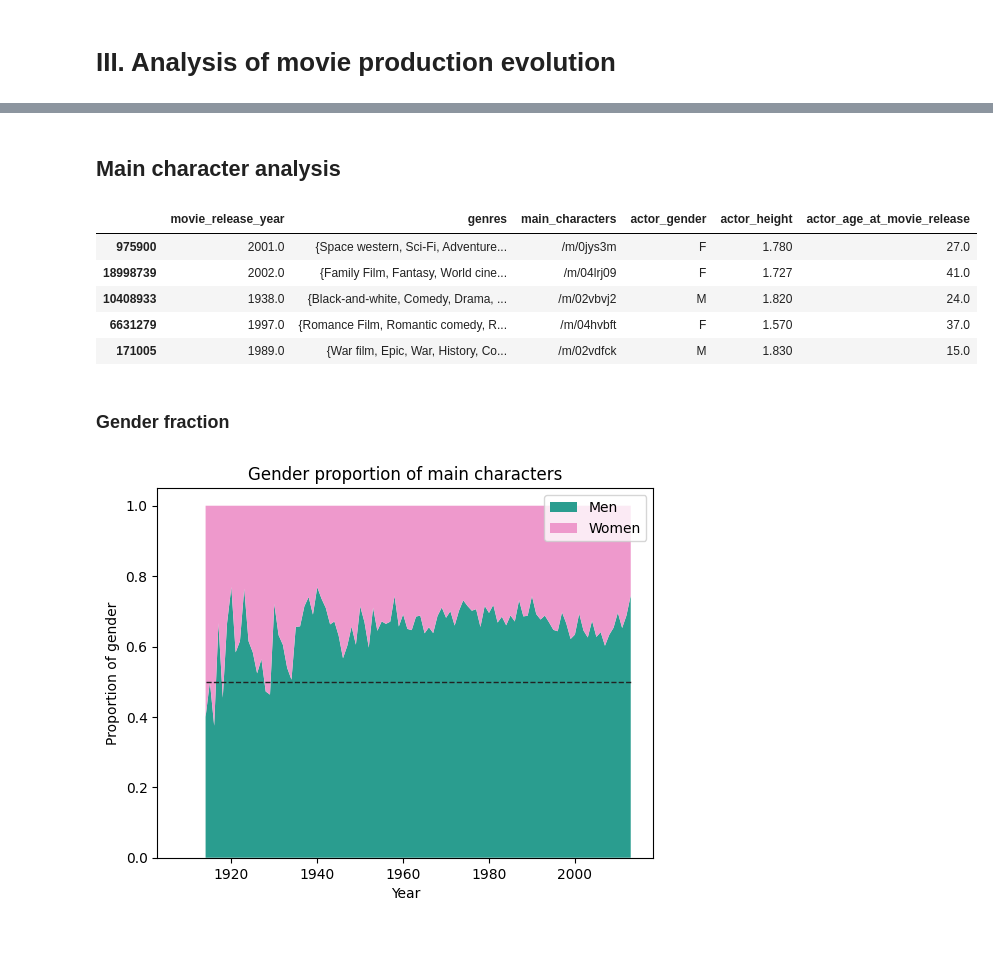
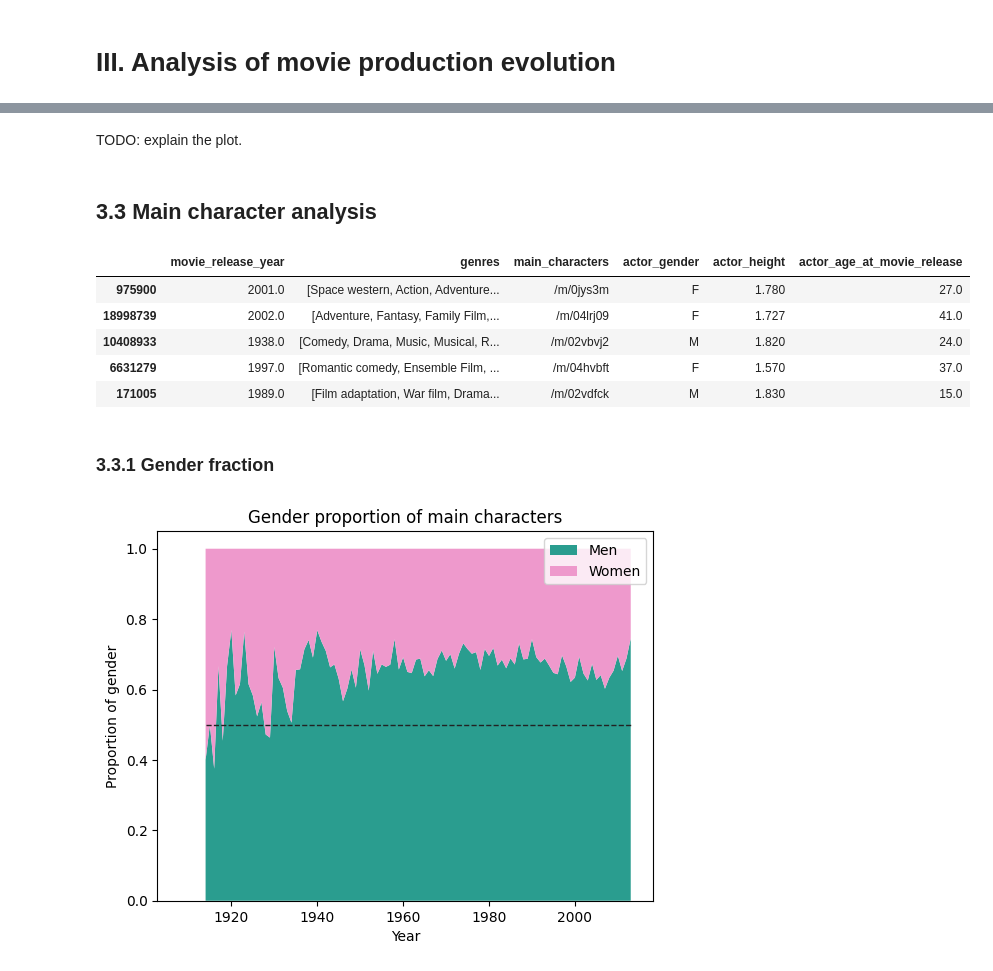
Before and after one commit to epfl-ada/ada-2022-project-r4d4r, a Jupyter notebook: BigNotebook.ipynb, the cells around one changed output, grey strips where cells are left out. Cells and saved outputs as stored; diff of their text form; code cells hidden in the pictures; blank space fills up the shorter version.

```diff
--- a/BigNotebook.ipynb
+++ b/BigNotebook.ipynb
@@ -564,16 +571,21 @@ sns.heatmap(df_genre_newer)
+# %% [markdown]
+TODO: explain the plot.
 # %% [markdown]
-## Main character analysis
+## 3.3 Main character analysis
 # %%
-df_character = MOVIE_DATA[["movie_release_year", "genres", "main_characters"]].explode("main_characters").dropna()
+df_character = df_movies[["movie_release_year", "genres", "main_characters"]].copy()
+df_character["genres"] = df_character.genres.apply(literal_eval)
+df_character["main_characters"] = df_character.main_characters.apply(literal_eval)
+df_character = df_character.explode("main_characters").dropna()
 
 df_character = df_character.join(CHARACTER_DATA.set_index("freebase_character_actor_map_id")[["actor_gender", "actor_height", "actor_age_at_movie_release"]], on="main_characters")
 df_character.head()
 # %% [output]
 |  | movie_release_year | genres | main_characters | actor_gender | actor_height | actor_age_at_movie_release |
-| 975900 | 2001.0 | {Space western, Sci-Fi, Adventure... | /m/0jys3m | F | 1.780 | 27.0 |
-| 18998739 | 2002.0 | {Family Film, Fantasy, World cine... | /m/04lrj09 | F | 1.727 | 41.0 |
-| 10408933 | 1938.0 | {Black-and-white, Comedy, Drama, ... | /m/02vbvj2 | M | 1.820 | 24.0 |
-| 6631279 | 1997.0 | {Romance Film, Romantic comedy, R... | /m/04hvbft | F | 1.570 | 37.0 |
-| 171005 | 1989.0 | {War film, Epic, War, History, Co... | /m/02vdfck | M | 1.830 | 15.0 |
+| 975900 | 2001.0 | [Space western, Action, Adventure... | /m/0jys3m | F | 1.780 | 27.0 |
+| 18998739 | 2002.0 | [Adventure, Fantasy, Family Film,... | /m/04lrj09 | F | 1.727 | 41.0 |
+| 10408933 | 1938.0 | [Comedy, Drama, Music, Musical, R... | /m/02vbvj2 | M | 1.820 | 24.0 |
+| 6631279 | 1997.0 | [Romantic comedy, Ensemble Film, ... | /m/04hvbft | F | 1.570 | 37.0 |
+| 171005 | 1989.0 | [Film adaptation, War film, Drama... | /m/02vdfck | M | 1.830 | 15.0 |
 # %% [markdown]
-### Gender fraction
+### 3.3.1 Gender fraction
```
Also changed, not shown: parts of 18 cells of this notebook.
